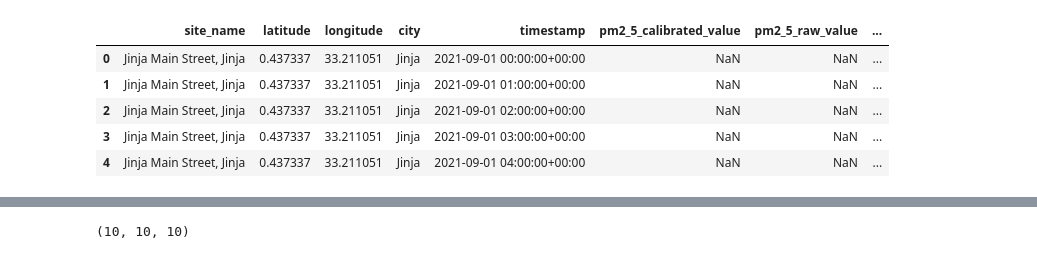
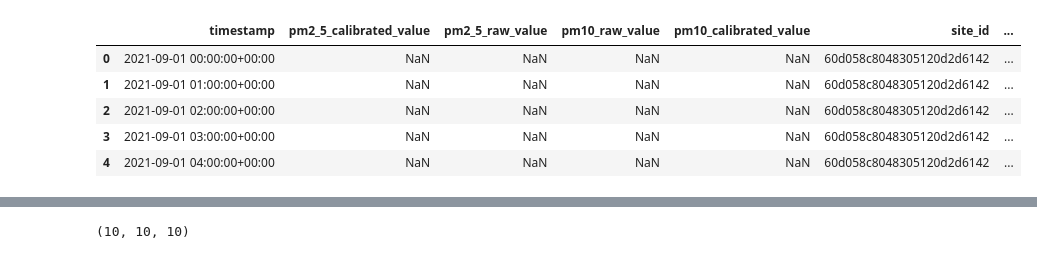
Before and after one commit to lilly-muyama/spatial_temporal_air_pollution_modelling, a Jupyter notebook: jinja/notebooks/29-05-23 Gaussian Process Regression.ipynb, the cells around one changed output, grey strips where cells are left out. Cells and saved outputs as stored; diff of their text form; code cells hidden in the pictures.

```diff
--- a/jinja/notebooks/29-05-23 Gaussian Process Regression.ipynb
+++ b/jinja/notebooks/29-05-23 Gaussian Process Regression.ipynb
@@ -32,15 +23,15 @@ np.random.seed(SEED)
 tf.random.set_seed(SEED)
 # gpflow.config.set_default_seed(SEED)
 # %%
-jinja_df = pd.read_csv('../data/jinja_data.csv', parse_dates=['timestamp'])
+jinja_df = pd.read_csv('../data/jinja_data_with_met.csv', parse_dates=['timestamp'])
 jinja_df.head()
 # %% [output]
-|  | site_name | latitude | longitude | city | timestamp | pm2_5_calibrated_value | pm2_5_raw_value | ... |
-| 0 | Jinja Main Street, Jinja | 0.437337 | 33.211051 | Jinja | 2021-09-01 00:00:00+00:00 | NaN | NaN | ... |
-| 1 | Jinja Main Street, Jinja | 0.437337 | 33.211051 | Jinja | 2021-09-01 01:00:00+00:00 | NaN | NaN | ... |
-| 2 | Jinja Main Street, Jinja | 0.437337 | 33.211051 | Jinja | 2021-09-01 02:00:00+00:00 | NaN | NaN | ... |
-| 3 | Jinja Main Street, Jinja | 0.437337 | 33.211051 | Jinja | 2021-09-01 03:00:00+00:00 | NaN | NaN | ... |
-| 4 | Jinja Main Street, Jinja | 0.437337 | 33.211051 | Jinja | 2021-09-01 04:00:00+00:00 | NaN | NaN | ... |
+|  | timestamp | pm2_5_calibrated_value | pm2_5_raw_value | pm10_raw_value | pm10_calibrated_value | site_id | ... |
+| 0 | 2021-09-01 00:00:00+00:00 | NaN | NaN | NaN | NaN | 60d058c8048305120d2d6142 | ... |
+| 1 | 2021-09-01 01:00:00+00:00 | NaN | NaN | NaN | NaN | 60d058c8048305120d2d6142 | ... |
+| 2 | 2021-09-01 02:00:00+00:00 | NaN | NaN | NaN | NaN | 60d058c8048305120d2d6142 | ... |
+| 3 | 2021-09-01 03:00:00+00:00 | NaN | NaN | NaN | NaN | 60d058c8048305120d2d6142 | ... |
+| 4 | 2021-09-01 04:00:00+00:00 | NaN | NaN | NaN | NaN | 60d058c8048305120d2d6142 | ... |
 # %%
 jinja_df.tail()
 # %% [output]
```
Also changed, not shown: parts of 13 cells of this notebook, 2 other files.
